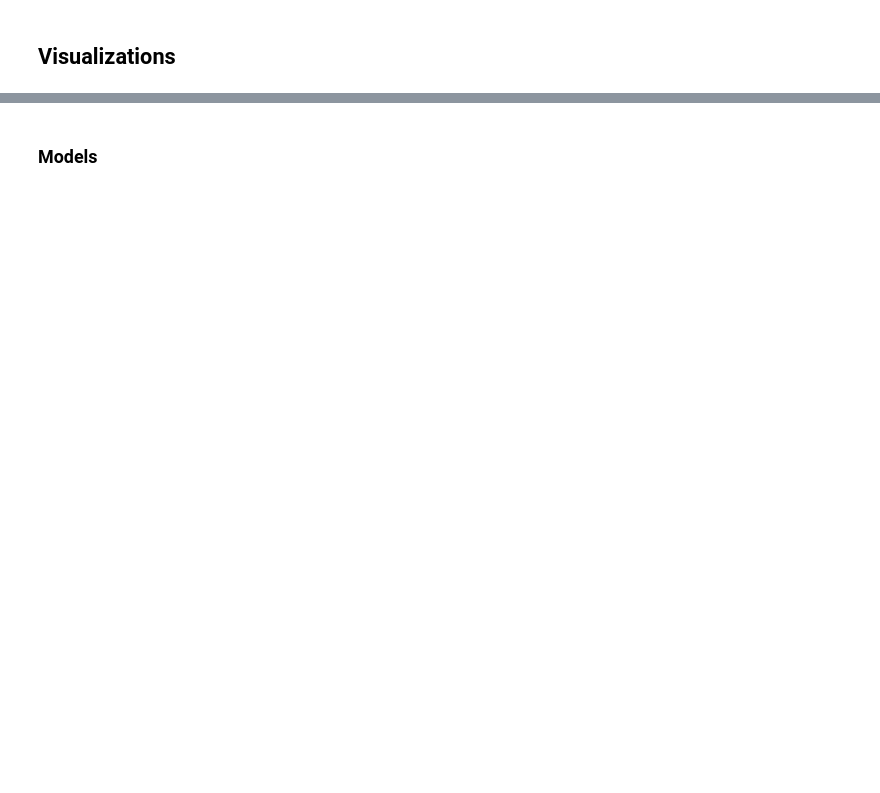
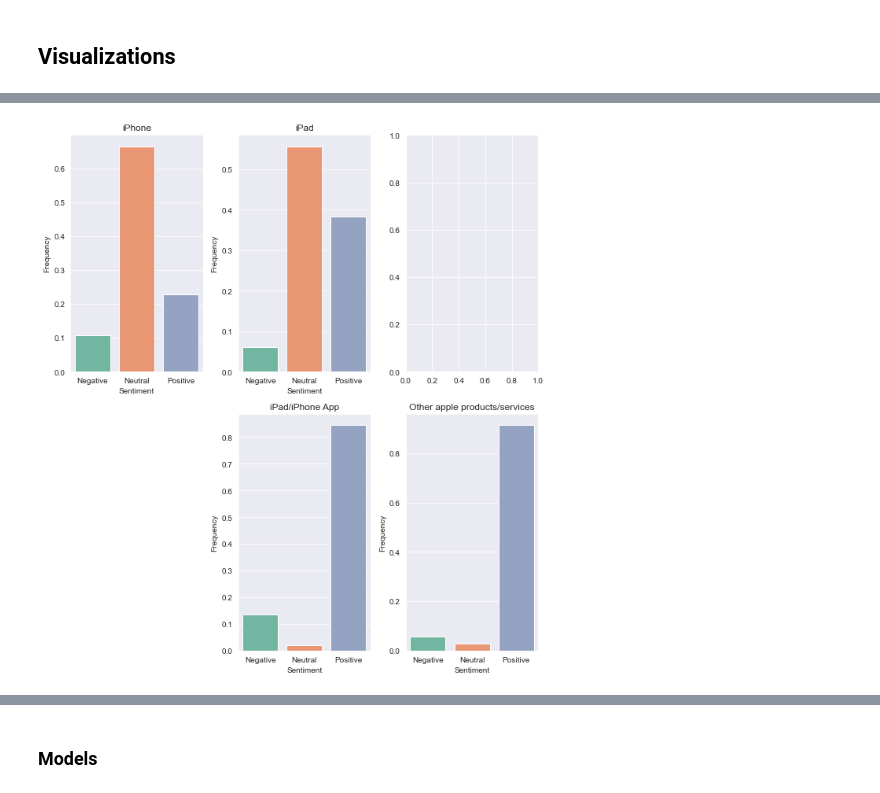
Before and after one commit to mmceld2/NLP-Analysis, a Jupyter notebook: dillon_cleaner_nb.ipynb, the cells around one changed output, grey strips where cells are left out. Cells and saved outputs as stored; diff of their text form; code cells hidden in the pictures; blank space fills up the shorter version.

```diff
--- a/dillon_cleaner_nb.ipynb
+++ b/dillon_cleaner_nb.ipynb
@@ -289,0 +408,51 @@ ModuleNotFoundError: No module named 'wordcloud'
+# %%
+plt.figure(figsize=(12,10))
+
+ax1 = plt.subplot2grid(shape=(2,4), loc=(0,0))
+ax2 = plt.subplot2grid(shape=(2,4), loc=(0,1))
+ax3 = plt.subplot2grid(shape=(2,4), loc=(1,0))
+ax4 = plt.subplot2grid(shape=(2,4), loc=(1,1))
+ax5 = plt.subplot2grid(shape=(2,4), loc=(0,2))
+
+sns.set_palette('Set2')
+
+sns.barplot(x = df.loc[df.test == 'iphone']['target'].value_counts().index,
+               y = df.loc[df.test == 'iphone']['target'].value_counts(normalize=True),
+           ax=ax1)
+ax1.set_title('iPhone')
+ax1.set_xlabel('Sentiment')
+ax1.set_ylabel('Frequency')
+ax1.set_xticklabels(['Negative', 'Neutral', 'Positive'])
+
+sns.barplot(x = df.loc[df.test == 'ipad']['target'].value_counts().index,
+           y = df.loc[df.test == 'ipad']['target'].value_counts(normalize=True),
+           ax=ax2)
+
+
+ax2.set_title('iPad')
+ax2.set_xlabel('Sentiment')
+ax2.set_ylabel('Frequency')
+ax2.set_xticklabels(['Negative', 'Neutral', 'Positive'])
+
+sns.barplot(x = df.loc[df.test == 'ipad or iphone app']['target'].value_counts().index,
+           y = df.loc[df.test == 'ipad or iphone app']['target'].value_counts(normalize=True),
+           ax=ax3)
+
+ax3.set_title('iPad/iPhone App')
+ax3.set_xlabel('Sentiment')
+ax3.set_ylabel('Frequency')
+ax3.set_xticklabels(['Negative', 'Neutral', 'Positive'])
+
+
+sns.barplot(x = df.loc[df.test == 'other apple product or service']['target'].value_counts().index,
+           y = df.loc[df.test == 'other apple product or service']['target'].value_counts(normalize=True),
+           ax=ax4)
+
+ax4.set_title('Other apple products/services')
+ax4.set_xlabel('Sentiment')
+ax4.set_ylabel('Frequency')
+ax4.set_xticklabels(['Negative', 'Neutral', 'Positive'])
+
+plt.tight_layout()
+# %% [output]
+[figure, added]
```
Also changed, not shown: parts of 122 cells of this notebook.
